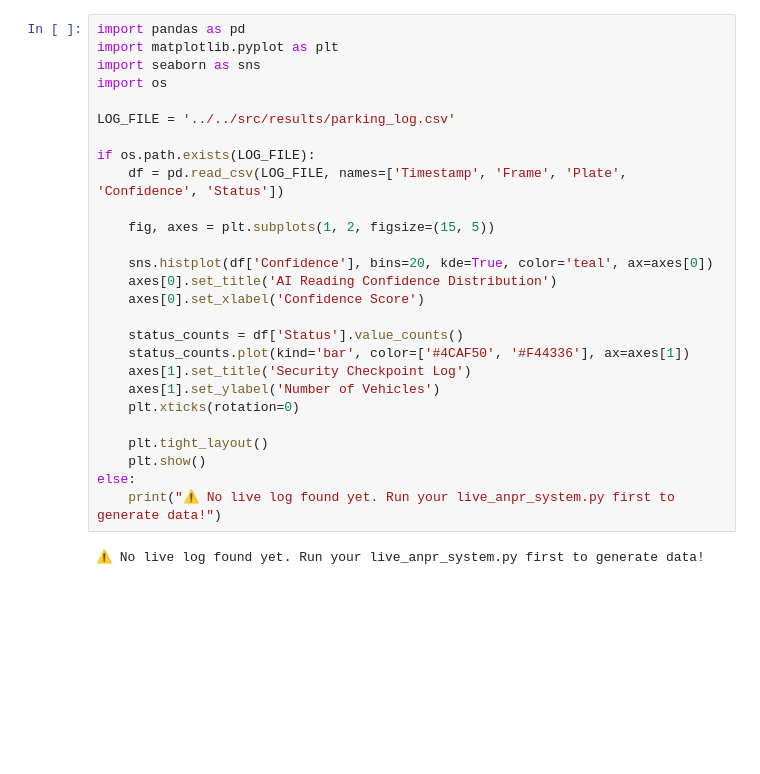
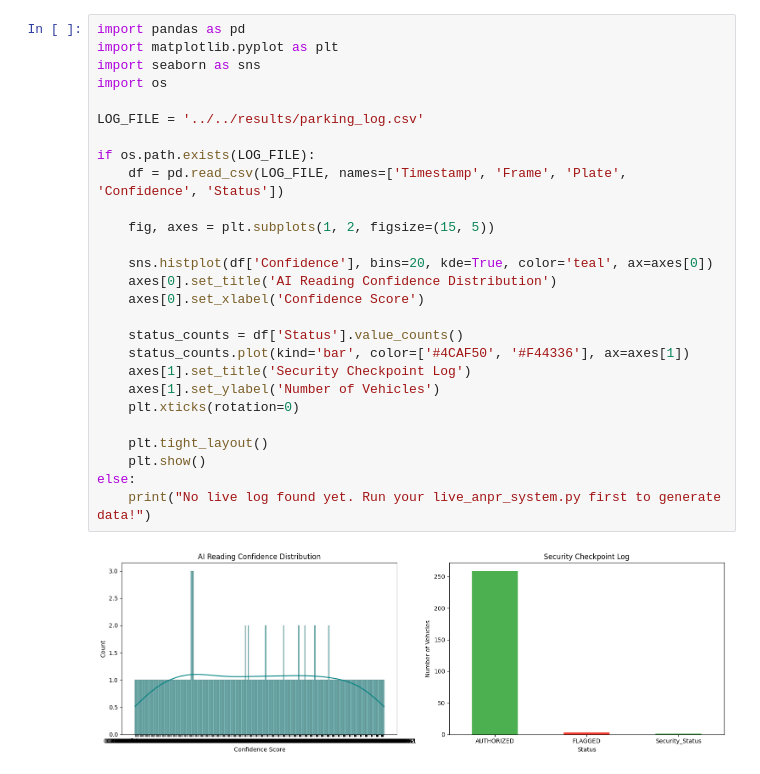
Before and after one commit to amaransika/IntelliPark-System, a Jupyter notebook: notebooks/anpr/02_anpr_training_and_eda.ipynb, the cells around one changed output. Saved outputs shown, nothing was run; the diff lists cells and outputs as text; blank space fills up the shorter version.

```diff
--- a/notebooks/anpr/02_anpr_training_and_eda.ipynb
+++ b/notebooks/anpr/02_anpr_training_and_eda.ipynb
@@ -30,29 +30,29 @@ Results saved to C:\Users\Dell\Documents\GitHub\IntelliPark-System\notebooks\anp
 # %%
 import pandas as pd
 import matplotlib.pyplot as plt
 import seaborn as sns
 import os
 
-LOG_FILE = '../../src/results/parking_log.csv'
+LOG_FILE = '../../results/parking_log.csv'
 
 if os.path.exists(LOG_FILE):
     df = pd.read_csv(LOG_FILE, names=['Timestamp', 'Frame', 'Plate', 'Confidence', 'Status'])
 
     fig, axes = plt.subplots(1, 2, figsize=(15, 5))
 
     sns.histplot(df['Confidence'], bins=20, kde=True, color='teal', ax=axes[0])
     axes[0].set_title('AI Reading Confidence Distribution')
     axes[0].set_xlabel('Confidence Score')
 
     status_counts = df['Status'].value_counts()
     status_counts.plot(kind='bar', color=['#4CAF50', '#F44336'], ax=axes[1])
     axes[1].set_title('Security Checkpoint Log')
     axes[1].set_ylabel('Number of Vehicles')
     plt.xticks(rotation=0)
 
     plt.tight_layout()
     plt.show()
 else:
-    print("⚠️ No live log found yet. Run your live_anpr_system.py first to generate data!")
+    print("No live log found yet. Run your live_anpr_system.py first to generate data!")
 # %% [output]
-⚠️ No live log found yet. Run your live_anpr_system.py first to generate data!
+[figure, added]
```
Also changed, not shown: parts of 1 cell of this notebook, 12 other files.
